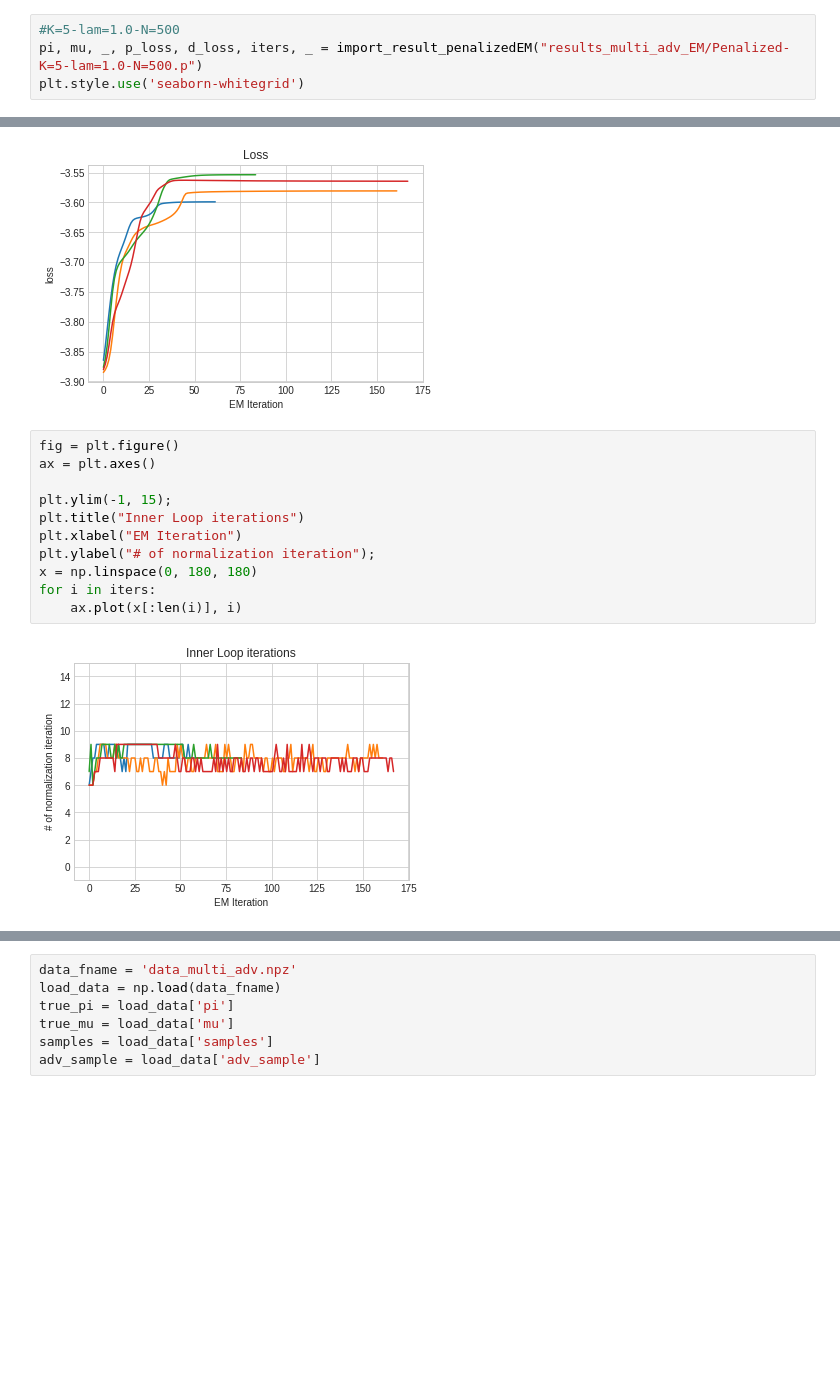
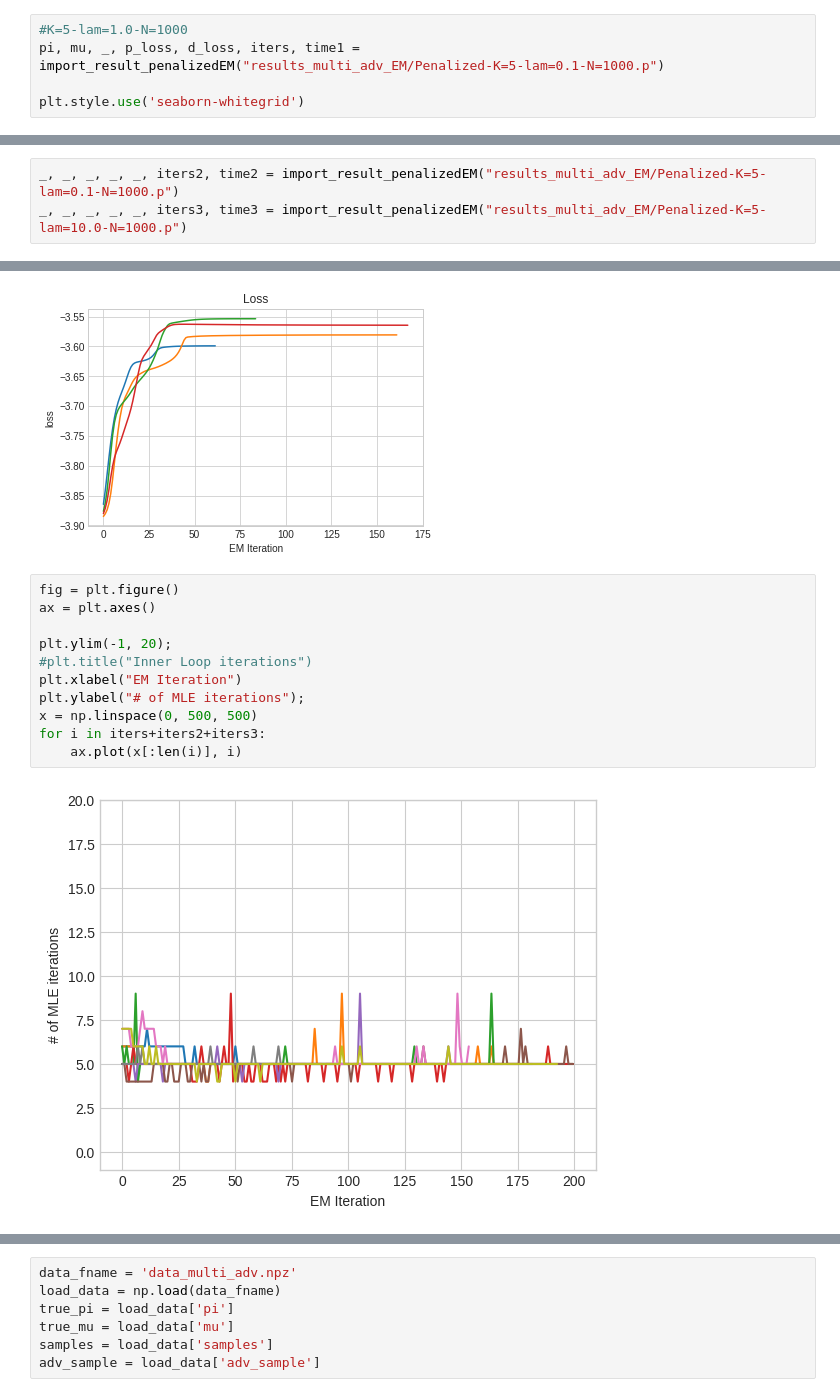
Before and after one commit to FengNiMa/203Project, a Jupyter notebook: Results.ipynb, the cells around one changed output, grey strips where cells are left out. Saved outputs shown, nothing was run; the diff lists cells and outputs as text; blank space fills up the shorter version.

```diff
--- a/Results.ipynb
+++ b/Results.ipynb
@@ -34,6 +104,7 @@ for i in range(len(pi)):
 [figure]
 [figure]
 # %%
-#K=5-lam=1.0-N=500
-pi, mu, _, p_loss, d_loss, iters, _ = import_result_penalizedEM("results_multi_adv_EM/Penalized-K=5-lam=1.0-N=500.p")
+#K=5-lam=1.0-N=1000
+pi, mu, _, p_loss, d_loss, iters, time1 = import_result_penalizedEM("results_multi_adv_EM/Penalized-K=5-lam=0.1-N=1000.p")
+
 plt.style.use('seaborn-whitegrid')
@@ -39,0 +116,3 @@ plt.style.use('seaborn-whitegrid')
+# %%
+_, _, _, _, _, iters2, time2 = import_result_penalizedEM("results_multi_adv_EM/Penalized-K=5-lam=0.1-N=1000.p")
+_, _, _, _, _, iters3, time3 = import_result_penalizedEM("results_multi_adv_EM/Penalized-K=5-lam=10.0-N=1000.p")
@@ -54,13 +137,13 @@ for loss in d_loss:
 # %%
 fig = plt.figure()
 ax = plt.axes()
 
-plt.ylim(-1, 15);
-plt.title("Inner Loop iterations")
+plt.ylim(-1, 20);
+#plt.title("Inner Loop iterations")
 plt.xlabel("EM Iteration")
-plt.ylabel("# of normalization iteration");
-x = np.linspace(0, 180, 180)
-for i in iters:
+plt.ylabel("# of MLE iterations");
+x = np.linspace(0, 500, 500)
+for i in iters+iters2+iters3:
     ax.plot(x[:len(i)], i)
 # %% [output]
-[figure, old version]
+[figure, new version]
```
Also changed, not shown: parts of 30 cells of this notebook, 56 other files.
